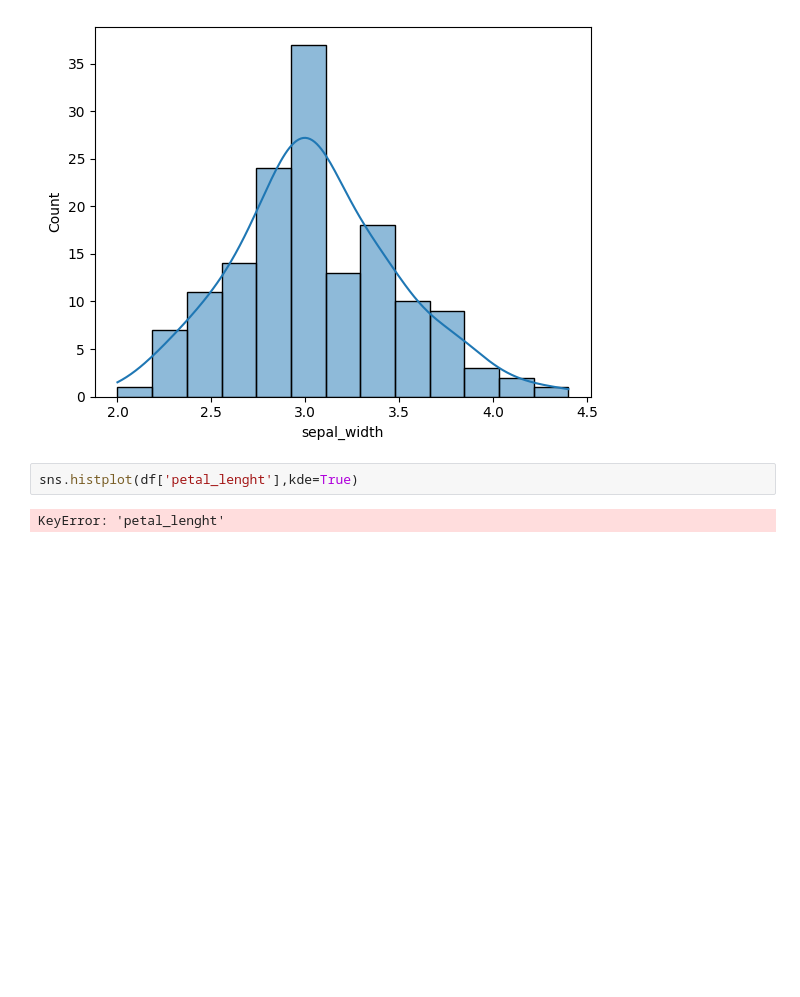
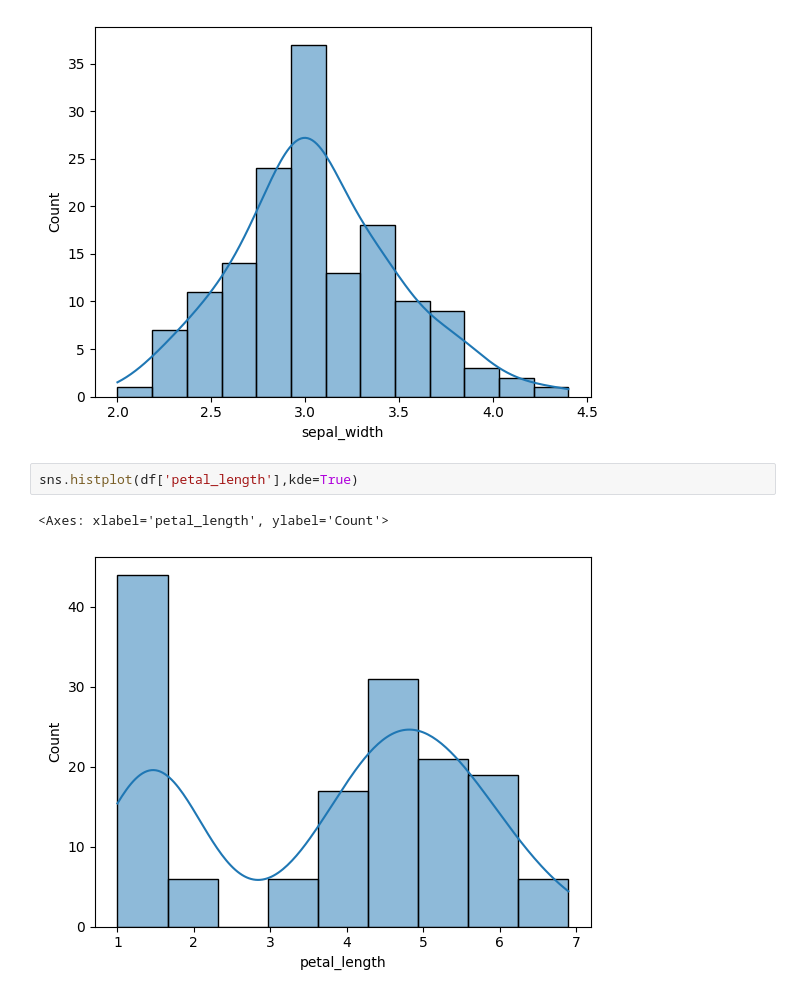
Before and after one commit to Dipak-Jagadale/Statistics, a Jupyter notebook: Measure of Central Tendency[Mean _Mode _Median].ipynb, the cells around one changed output. Cells and saved outputs as stored; diff of their text form; blank space fills up the shorter version.

```diff
--- a/Measure of Central Tendency[Mean _Mode _Median].ipynb
+++ b/Measure of Central Tendency[Mean _Mode _Median].ipynb
@@ -142,6 +142,7 @@ sns.histplot(df['sepal_width'],kde=True)
 <Axes: xlabel='sepal_width', ylabel='Count'>
 [figure]
 # %%
-sns.histplot(df['petal_lenght'],kde=True)
+sns.histplot(df['petal_length'],kde=True)
 # %% [output]
-KeyError: 'petal_lenght'
+<Axes: xlabel='petal_length', ylabel='Count'>
+[figure, added]
```
Also changed, not shown: parts of 15 cells of this notebook.
